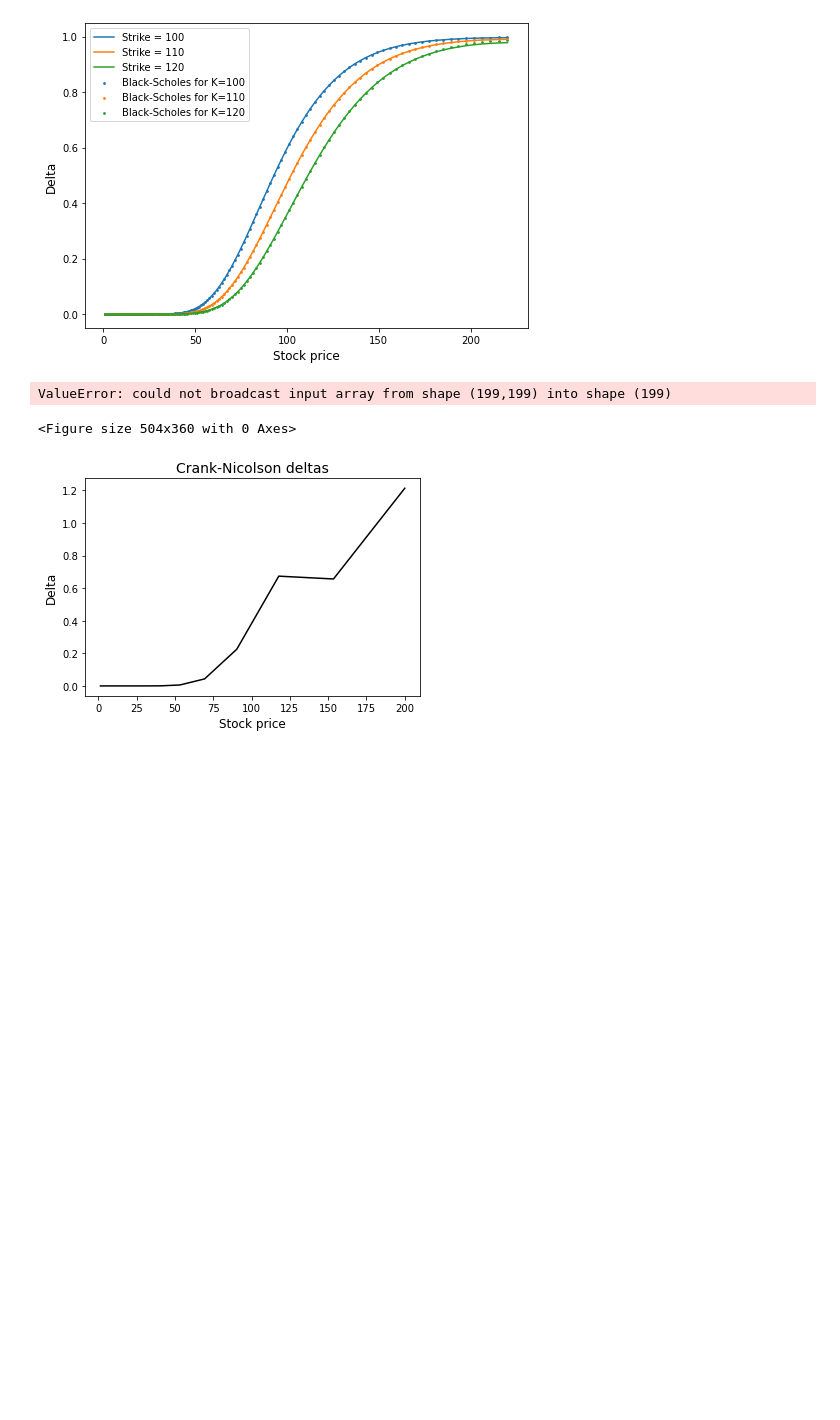
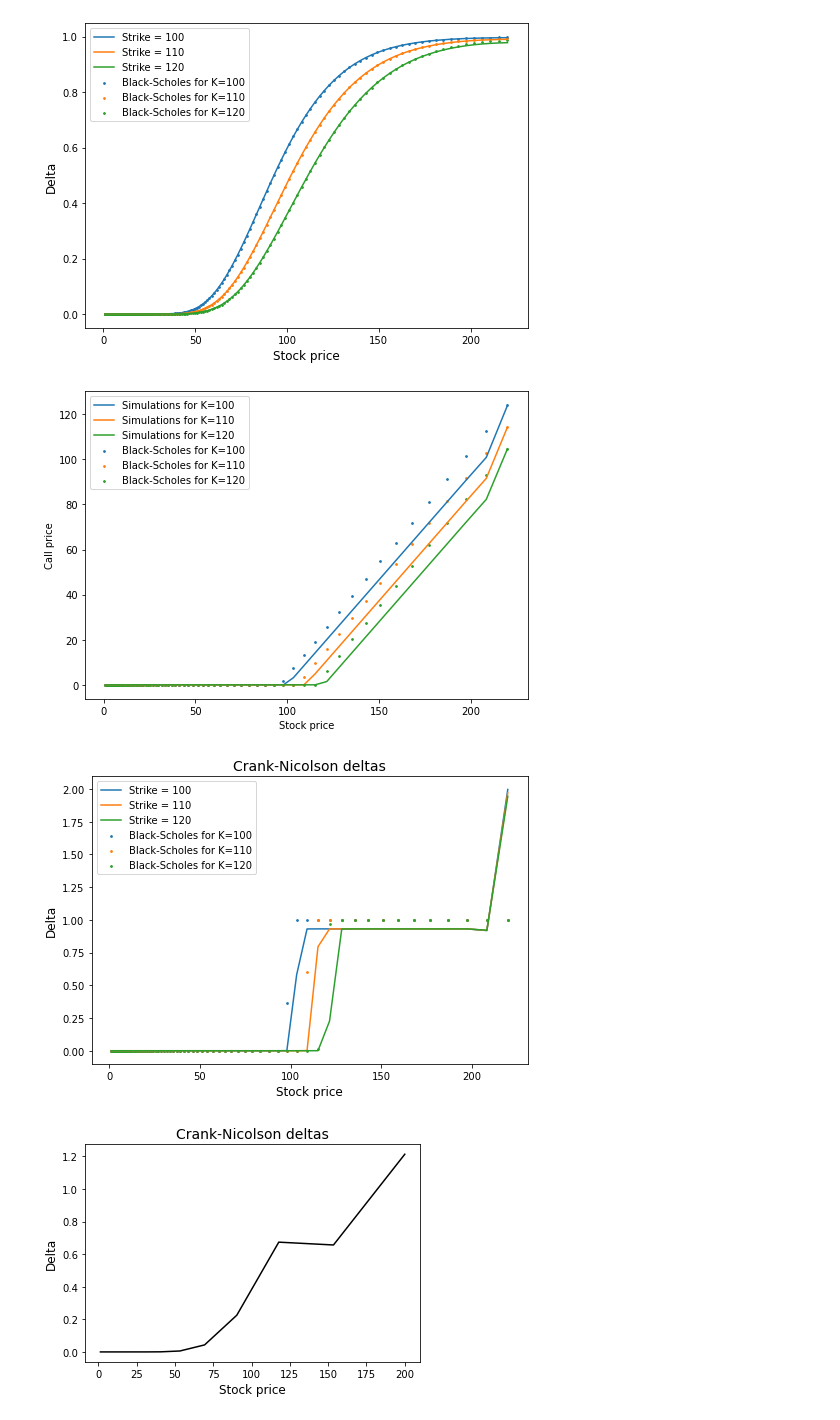
Before and after one commit to WillemJan9519/SPFDM3, a Jupyter notebook: SPFDM 3.ipynb, the cells around one changed output. Saved outputs shown, nothing was run; the diff lists cells and outputs as text; code cells hidden in the pictures; blank space fills up the shorter version.

```diff
--- a/SPFDM 3.ipynb
+++ b/SPFDM 3.ipynb
@@ -122,9 +122,9 @@ class CrankNicolson():
     def __init__(self,Ks):
         self.x_max = np.log(220) # ????
         self.t_max = 1 # total time in yr
-        self.dt = 0.005 # grid size for time
+        self.dt = 0.01 # grid size for time
         self.dx = self.dt*self.x_max/self.t_max # grid size for x
-        self.sigma = 0.3
+        self.sigma = 0.003
         self.r = 0.04
         plt.figure(figsize=(7,5))
         for K in Ks:
@@ -162,37 +162,38 @@ class CrankNicolson():
 
     def call_CN(self):
         # define the constants of the scheme
-        a1 = -(self.r-(self.sigma**2)/2)*(self.dt/(4*self.dx)) - ((self.sigma**2)/4)*(self.dt/(self.dx**2))
+        a1 = -(self.r-(self.sigma**2)/2)*(self.dt/(4*self.dx)) - (self.sigma**2/4)*(self.dt/(self.dx**2))
         a0 = 1 + ((self.sigma**2)/2)*(self.dt/(self.dx**2)) + self.r*self.dt
-        a_1 = (self.r-(self.sigma**2)/2)*(self.dt/(4*self.dx)) - ((self.sigma**2)/4)*(self.dt/(self.dx**2))
+        a_1 = (self.r-(self.sigma**2)/2)*(self.dt/(4*self.dx)) - (self.sigma**2/4)*(self.dt/(self.dx**2))
         b1 = (self.r-(self.sigma**2)/2)*(self.dt/(4*self.dx)) + ((self.sigma**2)/4)*(self.dt/(self.dx**2))
-        b0 = 1 - ((self.sigma**2)/2)*(self.dt/(self.dx**2)) - self.r*self.dt
-        b_1 = ((self.sigma**2)/4)*(self.dt/(self.dx**2)) - (self.r-(self.sigma**2)/2)*(self.dt/(4*self.dx))
+        b0 = 1 - (self.sigma**2/2)*(self.dt/self.dx**2) - self.r*self.dt
+        b_1 = (self.sigma**2/4)*(self.dt/self.dx**2) - (self.r-(self.sigma**2)/2)*(self.dt/(4*self.dx))
 
         x = np.arange(0,self.x_max+self.dx,self.dx)
         S = np.exp(x)
         nx = len(x)
         nt = nx
 
-        initial_steps = 0
-#         V = self.explicit_scheme(x,nx,steps=initial_steps)
-        V = np.zeros((nx))
+        initial_steps = 10
+        V = self.explicit_scheme(x,nx,steps=initial_steps)
+#         V = np.zeros((nx))
         # initial condition
         V = np.max(np.vstack((np.zeros(len(x)),S-self.K)),axis=0) # initial condition
         # create coefficient matrix:
         A = diags([a_1, a0, a1], [-1, 0, 1],
               shape=(nx-2, nx-2)).toarray()
         B1 = diags([b_1, b0, b1],[-1, 0, 1], shape=(nx-2, nx-2)).toarray()
+        C = np.dot(V[1:-1],B1)
         for n in range(initial_steps+1,int(1/self.dt)): # time is going from second time step to last
             Vn = V
             # boundary conditions
             Vn[0] = 0
             Vn[-1] = np.exp(self.x_max) - self.K*np.exp(-self.r*((n+1)*self.dt))
-            C = np.dot(Vn[1:-1],B1)
+
             C[0] = C[0] - a_1*Vn[0]
             C[-1] = C[-1] - a1*Vn[-1]
-#             V[1:-1] = np.linalg.solve(A,C)
-            V[1:-1] = np.linalg.inv(A)
+            C = np.dot(Vn[1:-1],B1)
+            V[1:-1] = np.linalg.solve(A,C)
 
 
         return S, V
@@ -223,35 +224,35 @@ class CrankNicolson():
         plt.xlabel('Stock price',fontsize=10)
         plt.ylabel('Call price',fontsize=10)
         plt.legend()
 
     def plot_delta(self,plot=False):
         # numerical delta
         S,V = self.call_CN()
         delta_y = np.diff(V)
         delta_x = np.diff(S)
         delta = delta_y / delta_x
 
         # black scholes delta
         V_bs = self.black_scholes(S)
         delta_y_bs = np.diff(V_bs)
         delta_bs = delta_y_bs / delta_x
 
         # plot delta's
         plt.plot(S[:-1]+np.diff(S),delta,label='Strike = '+str(self.K))
         plt.scatter(S[:-1]+np.diff(S),delta_bs,label='Black-Scholes for K='+str(self.K),
                     s=3)
         plt.xlabel('Stock price',fontsize=12)
         plt.ylabel('Delta',fontsize=12)
         plt.legend()
         plt.title('Crank-Nicolson deltas',fontsize=14)
         plt.legend()
 
 
 
 CNengine=CrankNicolson([100,110,120])
 # %% [output]
-ValueError: could not broadcast input array from shape (199,199) into shape (199)
-<Figure size 504x360 with 0 Axes>
+[figure, added]
+[figure, added]
 # %%
 def delta_CN():
     delta_y = np.diff(V)
```
